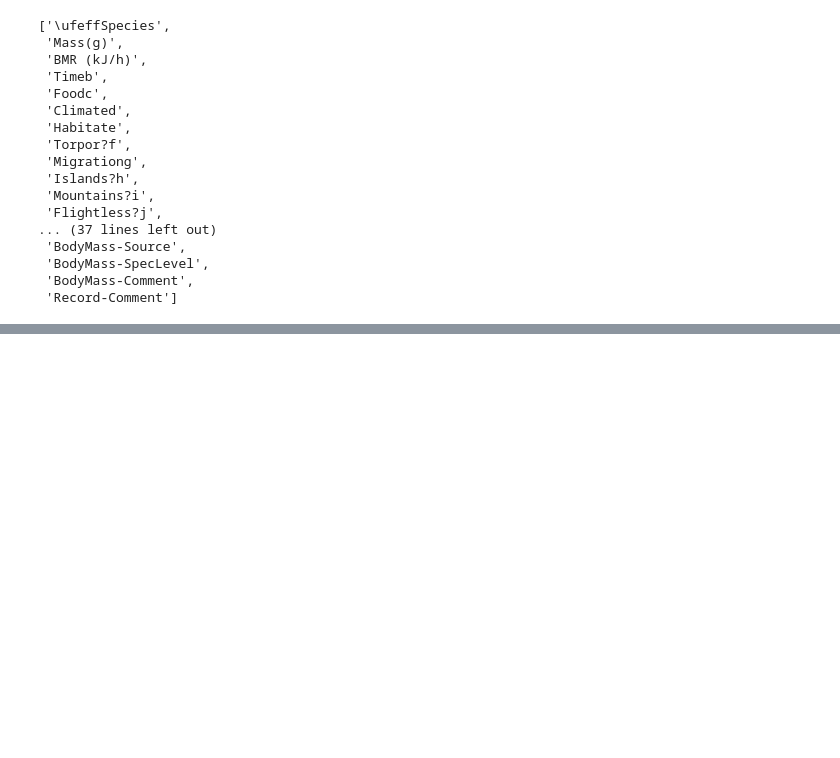
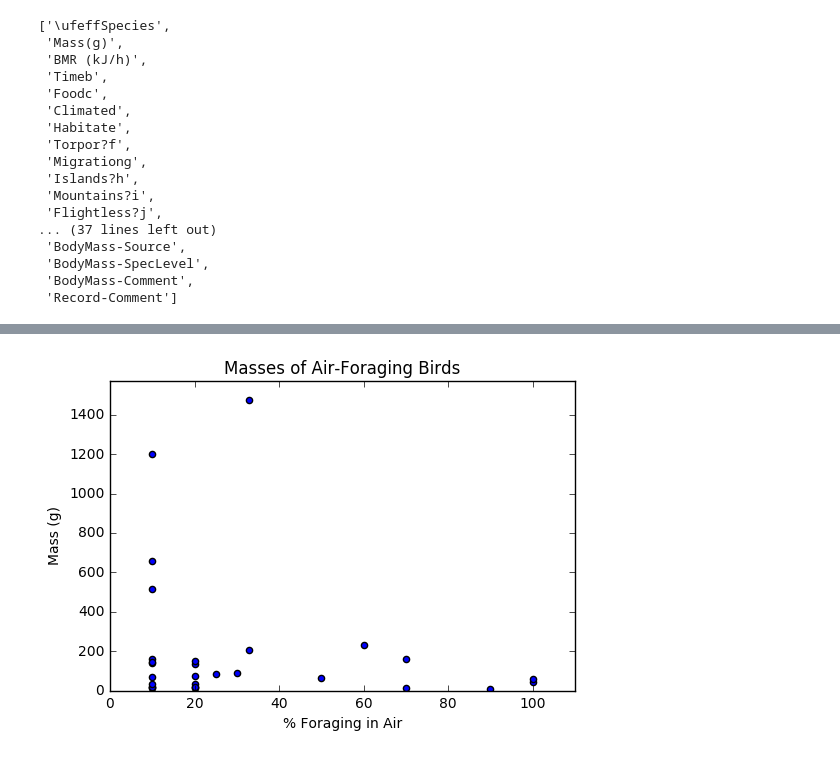
Before and after one commit to tammymach/FinalProject, a Jupyter notebook: Final Project Code_Cook-checkpoint.ipynb, the cells around one changed output, grey strips where cells are left out. Cells and saved outputs as stored; diff of their text form; code cells hidden in the pictures; blank space fills up the shorter version.

```diff
--- a/Final Project Code_Cook-checkpoint.ipynb
+++ b/Final Project Code_Cook-checkpoint.ipynb
@@ -114,0 +207,27 @@ list(BirdMerge)
+# %%
+AirAmt = []
+WhichBirdAir = []
+for x in range (len(BirdArray)):
+    if BirdArray[x, -11] > 0:
+        AirAmt.append(BirdArray[x, -11])
+        WhichBirdAir.append(x)
+
+for AirBird in range(len(AirAmt)):
+    plt.scatter(AirAmt[AirBird], BirdArray[WhichBirdAir[AirBird], 1])
+
+AirBirdMass = np.zeros(len(AirAmt))
+AirBirdAmt = np.zeros(len(AirAmt))
+AirBirdBMR = np.zeros(len(AirAmt))
+for x in range(len(AirAmt)):
+    AirBirdMass[x] = BirdArray[WhichBirdAir[x], 1]
+    AirBirdAmt[x] =AirAmt[x]
+    AirBirdBMR[x] = BirdArray[WhichBirdAir[x], 2]
+
+plt.xlabel("% Foraging in Air")
+plt.ylabel("Mass (g)")
+plt.title("Masses of Air-Foraging Birds")
+plt.xlim(0, 110)
+plt.ylim(0, max(AirBirdMass)+100)
+plt.savefig("AirForaging.jpg")
+# %% [output]
+[figure, added]
```
Also changed, not shown: parts of 24 cells of this notebook.
